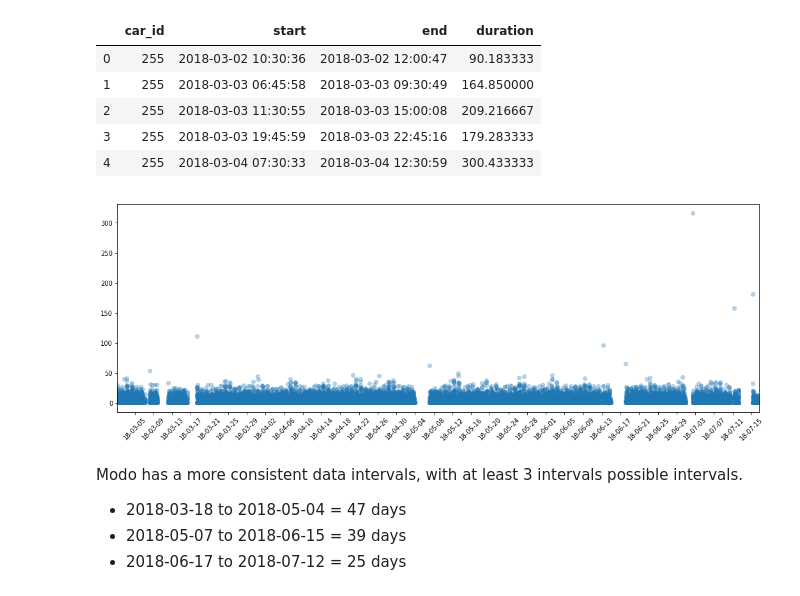
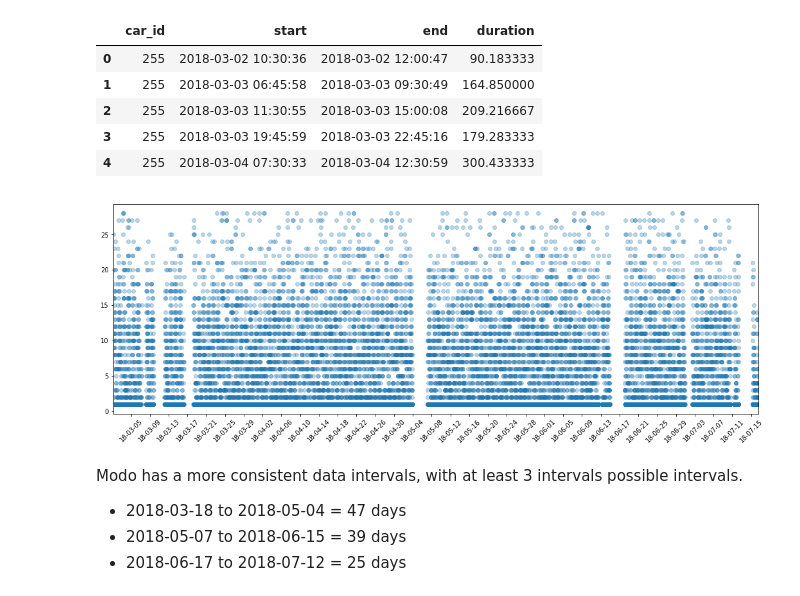
Before and after one commit to netlabufjf/timeseries-forecast, a Jupyter notebook: findBestTimeInterval.ipynb, the cells around one changed output. Drawn from its saved outputs; the diff is of its cells as text; code cells hidden in the pictures.

```diff
--- a/findBestTimeInterval.ipynb
+++ b/findBestTimeInterval.ipynb
@@ -94,15 +100,16 @@ modo_data.head()
 | 4 | 255 | 2018-03-04 07:30:33 | 2018-03-04 12:30:59 | 300.433333 |
 # %%
 travel_count = modo_data.start.value_counts(sort=False)
+travel_count = travel_count[(np.abs(stats.zscore(travel_count)) < 3)]
 
 fig, ax = plt.subplots(1,1)
 ax.scatter(travel_count.index, travel_count.values, alpha=0.3)
 
 ax.set_xlim(travel_count.index.min(), travel_count.index.max())
 plt.xticks(rotation=45)
 
 ax.xaxis.set_major_locator(mdates.DayLocator(interval=4))   #to get a tick every 15 minutes
 ax.xaxis.set_major_formatter(mdates.DateFormatter('%y-%m-%d'))     #optional formatting
 plt.show()
 # %% [output]
-[figure, old version]
+[figure, new version]
```
Also changed, not shown: parts of 19 cells of this notebook.
